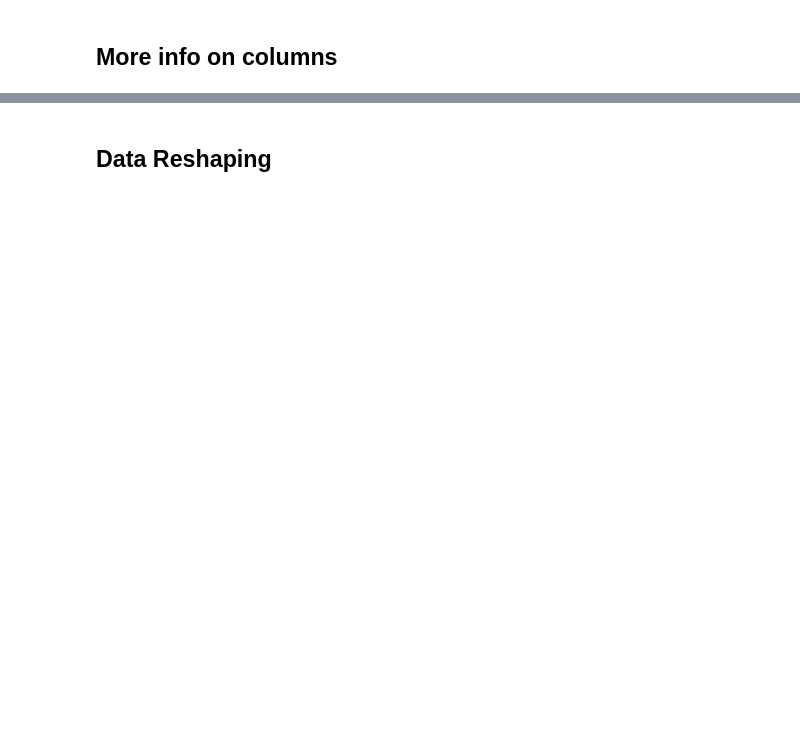
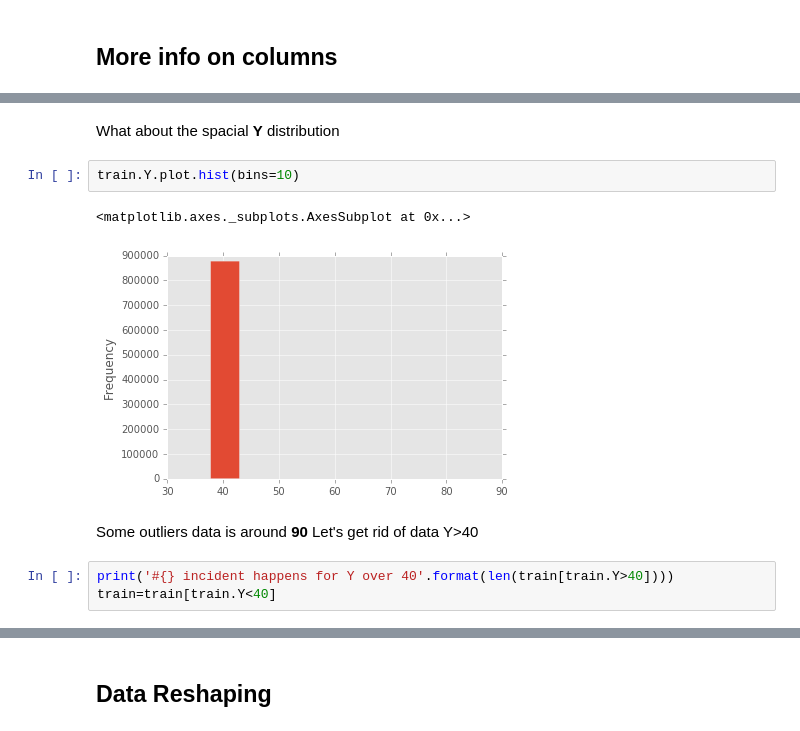
Before and after one commit to mtimet/dspres, a Jupyter notebook: demo/2.1 Data exploration with Pandas.ipynb, the cells around one changed output, grey strips where cells are left out. Saved outputs shown, nothing was run; the diff lists cells and outputs as text; blank space fills up the shorter version.

Commit message:
2.1 Data exploration with Pandas

```diff
--- a/demo/2.1 Data exploration with Pandas.ipynb
+++ b/demo/2.1 Data exploration with Pandas.ipynb
@@ -230,0 +506,13 @@ train.describe(include='all')
+# %% [markdown]
+What about the spacial **Y** distribution
+# %%
+train.Y.plot.hist(bins=10)
+# %% [output]
+<matplotlib.axes._subplots.AxesSubplot at 0x...>
+[figure, added]
+# %% [markdown]
+Some outliers data is around **90**
+Let's get rid of data Y>40
+# %%
+print('#{} incident happens for Y over 40'.format(len(train[train.Y>40])))
+train=train[train.Y<40]
```
Also changed, not shown: parts of 53 cells of this notebook.
